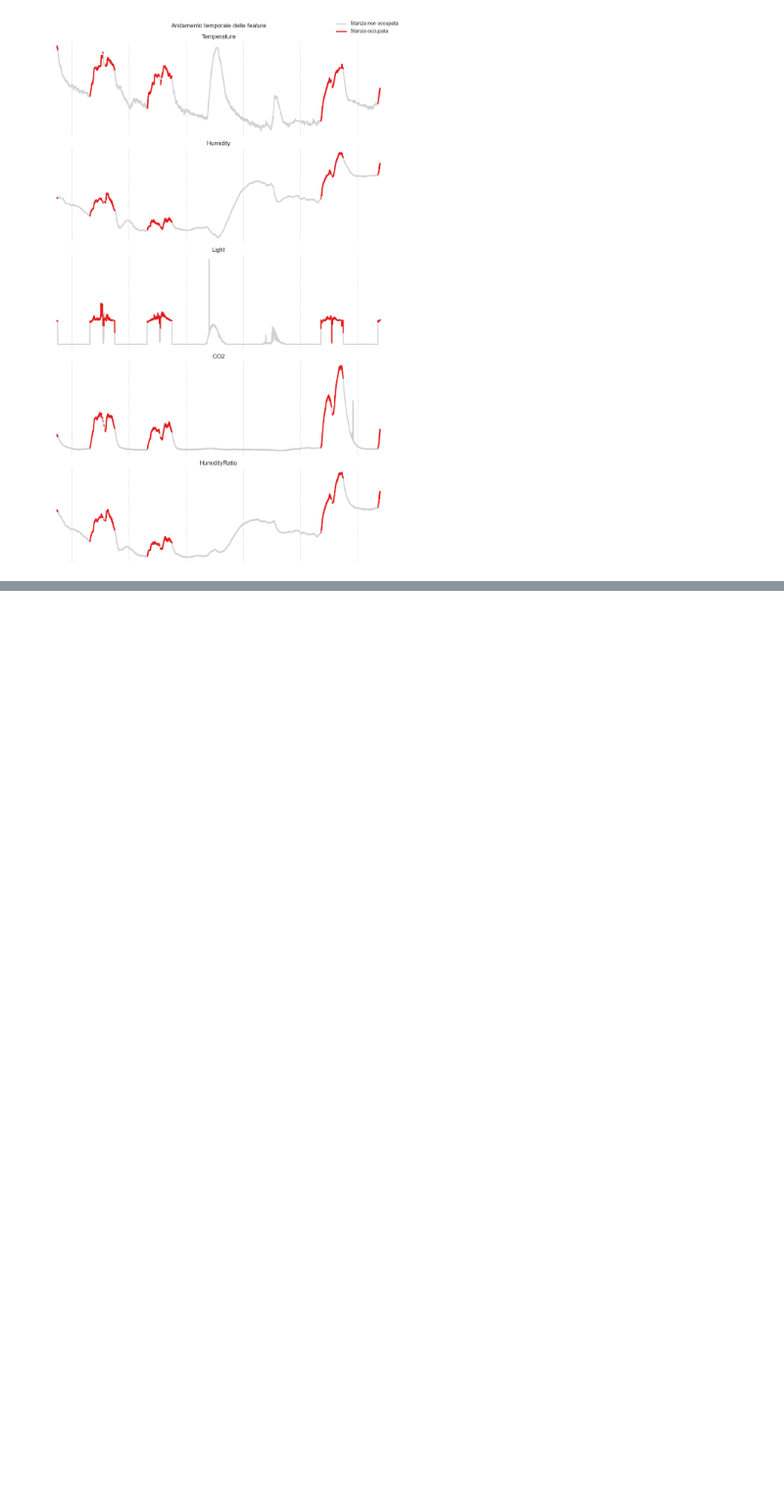
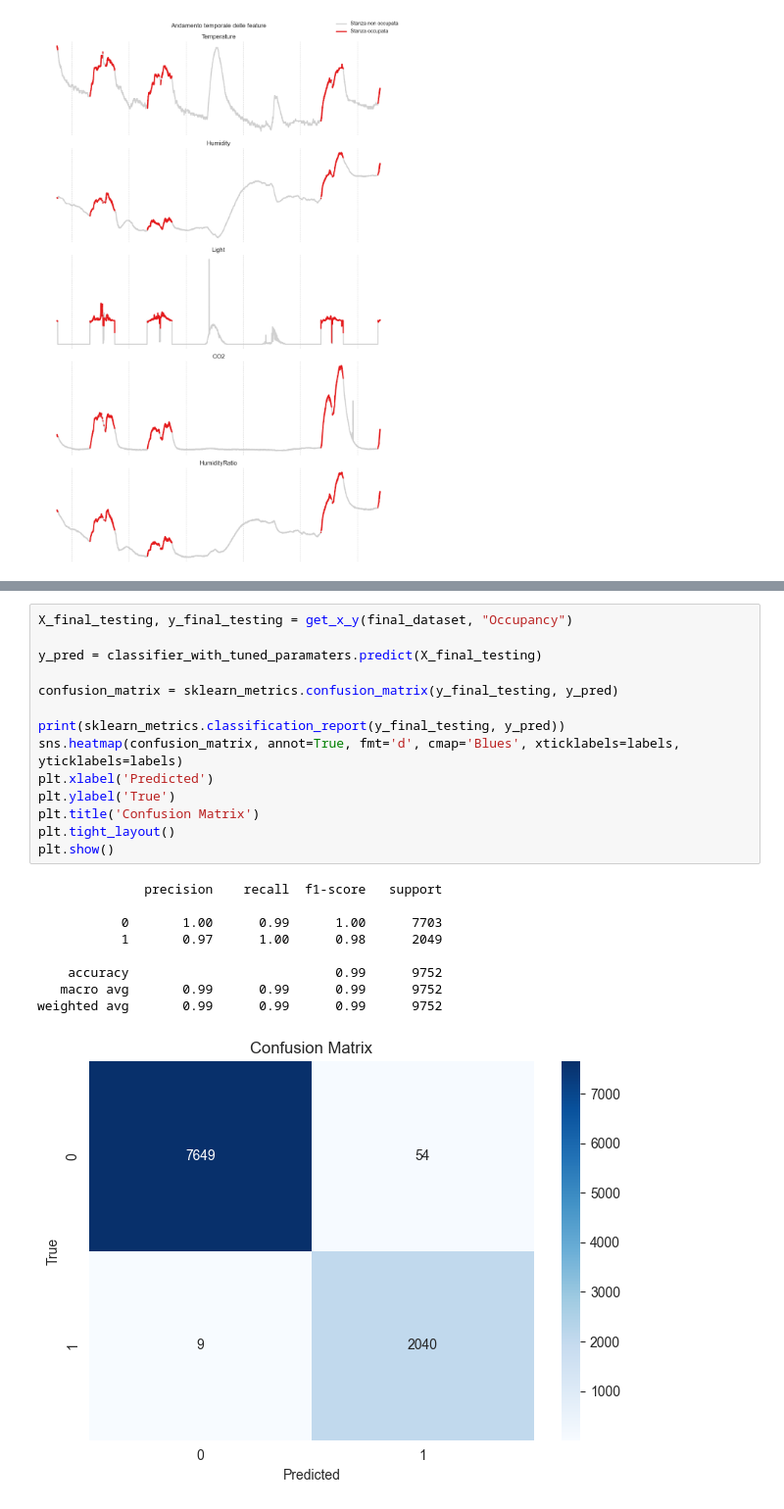
Before and after one commit to gabrielee20/roomoccupation, a Jupyter notebook: sample.ipynb, the cells around one changed output, grey strips where cells are left out. Shown at 98% size. Cells and saved outputs as stored; diff of their text form; blank space fills up the shorter version.

```diff
--- a/sample.ipynb
+++ b/sample.ipynb
@@ -335,0 +293,24 @@ plt.show()
+# %%
+X_final_testing, y_final_testing = get_x_y(final_dataset, "Occupancy")
+
+y_pred = classifier_with_tuned_paramaters.predict(X_final_testing)
+
+confusion_matrix = sklearn_metrics.confusion_matrix(y_final_testing, y_pred)
+
+print(sklearn_metrics.classification_report(y_final_testing, y_pred))
+sns.heatmap(confusion_matrix, annot=True, fmt='d', cmap='Blues', xticklabels=labels, yticklabels=labels)
+plt.xlabel('Predicted')
+plt.ylabel('True')
+plt.title('Confusion Matrix')
+plt.tight_layout()
+plt.show()
+# %% [output]
+              precision    recall  f1-score   support
+
+           0       1.00      0.99      1.00      7703
+           1       0.97      1.00      0.98      2049
+
+    accuracy                           0.99      9752
+   macro avg       0.99      0.99      0.99      9752
+weighted avg       0.99      0.99      0.99      9752
+[figure, added]
```
Also changed, not shown: parts of 6 cells of this notebook, 3 other files.
